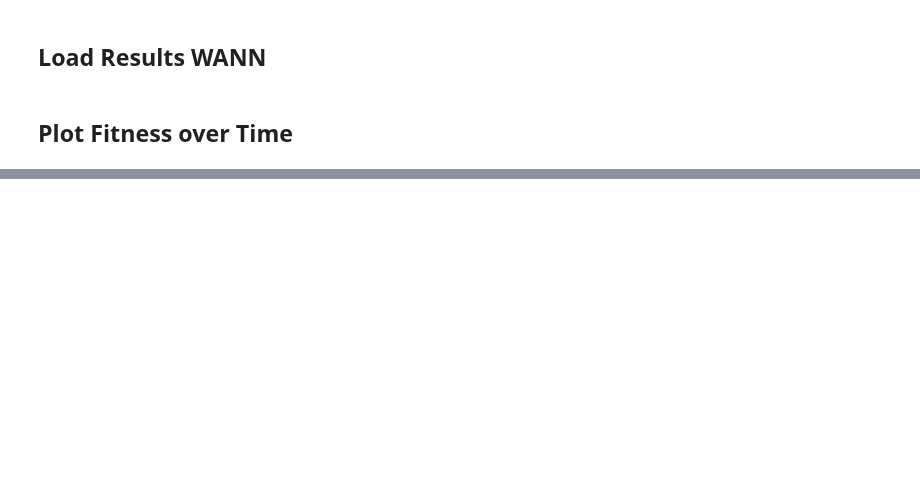
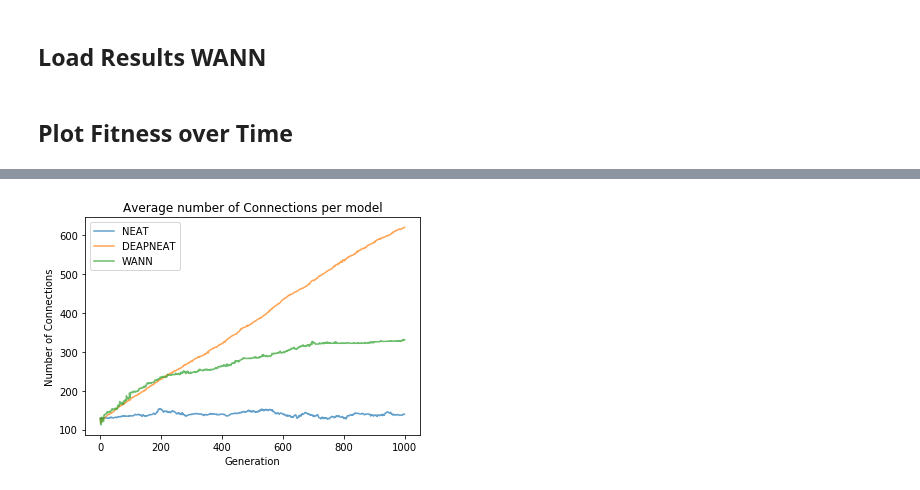
Before and after one commit to Avuerro/NaturalComputing, a Jupyter notebook: Project/Fashion-MNIST Results.ipynb, the cells around one changed output, grey strips where cells are left out. Saved outputs shown, nothing was run; the diff lists cells and outputs as text; code cells hidden in the pictures; blank space fills up the shorter version.

```diff
--- a/Project/Fashion-MNIST Results.ipynb
+++ b/Project/Fashion-MNIST Results.ipynb
@@ -376,0 +403,13 @@ plt.show()
+# %%
+plt.plot(avg_connections_neat, label = 'NEAT', alpha=0.7)
+plt.plot(avg_nr_of_connections_deapwann, label = 'DEAPNEAT',alpha=0.7 )
+plt.plot(avg_connections_wann, label = 'WANN', alpha=0.7)
+
+plt.title("Average number of Connections per model")
+plt.xlabel('Generation')
+plt.ylabel('Number of Connections')
+plt.legend()
+plt.savefig('Average_number_of_connections_{}.png'.format(DATASET))
+plt.show()
+# %% [output]
+[figure, added]
```
Also changed, not shown: parts of 8 cells of this notebook, 11 other files.
